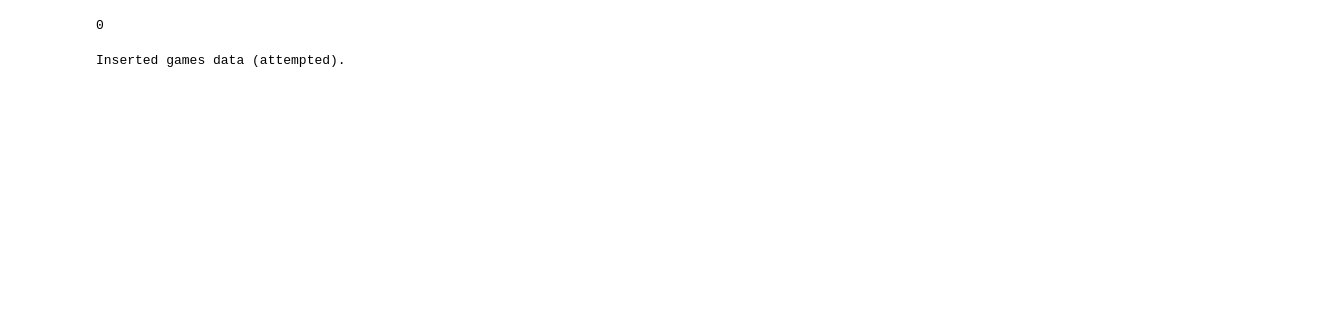
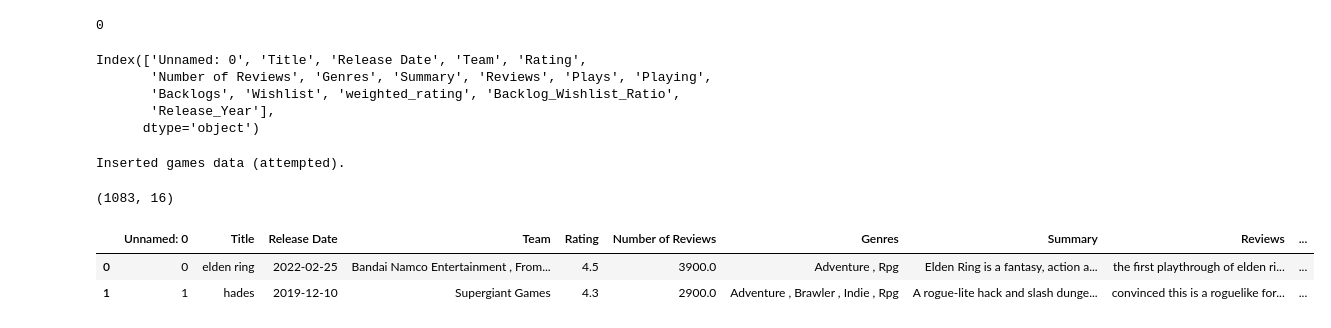
Before and after one commit to nkumar1401/Eda_salesandgames, a Jupyter notebook: edas_salesandgames.ipynb, the cells around one changed output. Drawn from its saved outputs; the diff is of its cells as text; code cells hidden in the pictures; blank space fills up the shorter version.

```diff
--- a/edas_salesandgames.ipynb
+++ b/edas_salesandgames.ipynb
@@ -921,4 +922,12 @@ CREATE TABLE IF NOT EXISTS merged (
 );""")
 except MySQLdb.Error as err:
     print(f"❌ Unable to create: {err}")
+# %%
+df_game.columns
+# %% [output]
+Index(['Unnamed: 0', 'Title', 'Release Date', 'Team', 'Rating',
+       'Number of Reviews', 'Genres', 'Summary', 'Reviews', 'Plays', 'Playing',
+       'Backlogs', 'Wishlist', 'weighted_rating', 'Backlog_Wishlist_Ratio',
+       'Release_Year'],
+      dtype='object')
 # %%
@@ -957,6 +966,10 @@ def insert_games(df, cursor, conn):
 insert_games(df_game, cursor, conn)
 # %% [output]
 Inserted games data (attempted).
+# %%
+df_game.shape
+# %% [output]
+(1083, 16)
 # %%
 
 def insert_sales_data(df_sales):
@@ -997,3 +1010,9 @@ def insert_merged_data():
         print("✅ Merged data created successfully!")
     except MySQLdb.Error as err:
         print(f"❌ Error creating merged table entries: {err}")
+# %%
+df_game.head(2)
+# %% [output]
+|  | Unnamed: 0 | Title | Release Date | Team | Rating | Number of Reviews | Genres | Summary | Reviews | ... |
+| 0 | 0 | elden ring | 2022-02-25 | Bandai Namco Entertainment , From... | 4.5 | 3900.0 | Adventure , Rpg | Elden Ring is a fantasy, action a... | the first playthrough of elden ri... | ... |
+| 1 | 1 | hades | 2019-12-10 | Supergiant Games | 4.3 | 2900.0 | Adventure , Brawler , Indie , Rpg | A rogue-lite hack and slash dunge... | convinced this is a roguelike for... | ... |
```
Also changed, not shown: parts of 4 cells of this notebook.
